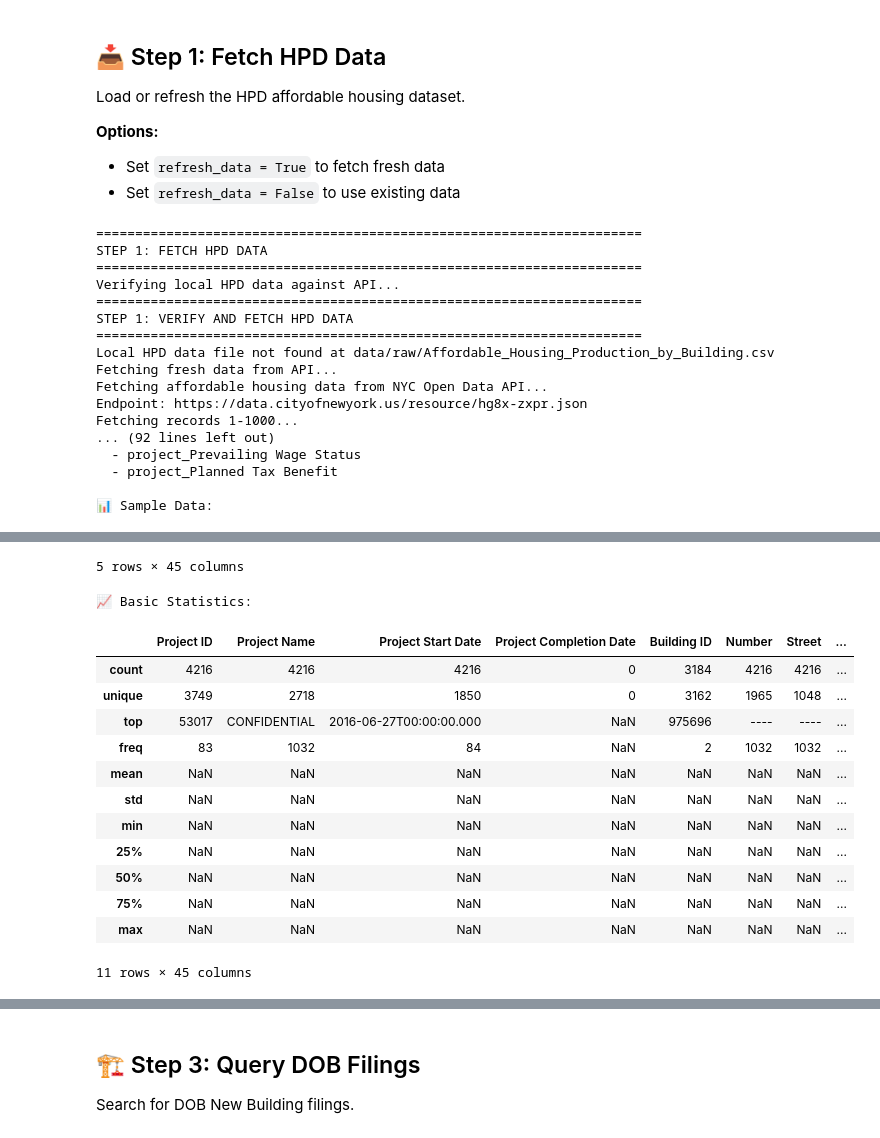
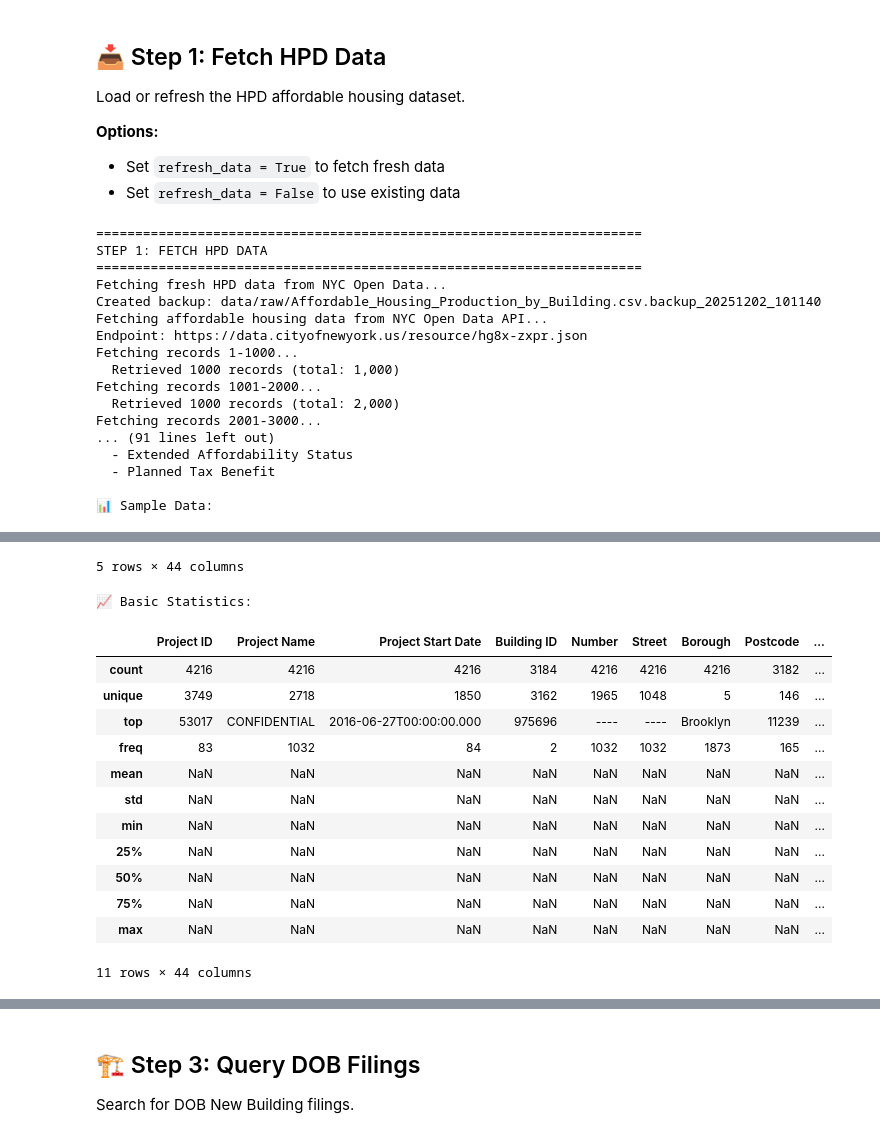
Before and after one commit to astaniforth/HousingData, a Jupyter notebook: run_workflow.ipynb, the cells around one changed output, grey strips where cells are left out. Saved outputs shown, nothing was run; the diff lists cells and outputs as text; code cells hidden in the pictures.

```diff
--- a/run_workflow.ipynb
+++ b/run_workflow.ipynb
@@ -192,7 +192,7 @@ Load or refresh the HPD affordable housing dataset.
 - Set `refresh_data = False` to use existing data
 # %%
 # Step 1 Configuration
-refresh_data = False  # Set to True to fetch fresh HPD data
+refresh_data = True  # Set to True to fetch fresh HPD data
 hpd_output_path = "data/raw/Affordable_Housing_Production_by_Building.csv"  # Output path for HPD data
 refresh_hpd_projects = False  # Set to True to fetch fresh HPD projects data
 
@@ -253,17 +253,17 @@ display(hpd_new_construction_df.describe(include="all"))
 ======================================================================
 STEP 1: FETCH HPD DATA
 ======================================================================
-Verifying local HPD data against API...
-======================================================================
-STEP 1: VERIFY AND FETCH HPD DATA
-======================================================================
-Local HPD data file not found at data/raw/Affordable_Housing_Production_by_Building.csv
-Fetching fresh data from API...
+Fetching fresh HPD data from NYC Open Data...
+Created backup: data/raw/Affordable_Housing_Production_by_Building.csv.backup_20251202_101140
 Fetching affordable housing data from NYC Open Data API...
 Endpoint: https://data.cityofnewyork.us/resource/hg8x-zxpr.json
 Fetching records 1-1000...
-... (92 lines left out)
-  - project_Prevailing Wage Status
-  - project_Planned Tax Benefit
+  Retrieved 1000 records (total: 1,000)
+Fetching records 1001-2000...
+  Retrieved 1000 records (total: 2,000)
+Fetching records 2001-3000...
+... (91 lines left out)
+  - Extended Affordability Status
+  - Planned Tax Benefit
 
 📊 Sample Data:
@@ -276,18 +276,18 @@ Fetching records 1-1000...
-5 rows × 45 columns
+5 rows × 44 columns
 📈 Basic Statistics:
-|  | Project ID | Project Name | Project Start Date | Project Completion Date | Building ID | Number | Street | ... |
-| count | 4216 | 4216 | 4216 | 0 | 3184 | 4216 | 4216 | ... |
-| unique | 3749 | 2718 | 1850 | 0 | 3162 | 1965 | 1048 | ... |
-| top | 53017 | CONFIDENTIAL | 2016-06-27T00:00:00.000 | NaN | 975696 | ---- | ---- | ... |
-| freq | 83 | 1032 | 84 | NaN | 2 | 1032 | 1032 | ... |
-| mean | NaN | NaN | NaN | NaN | NaN | NaN | NaN | ... |
-| std | NaN | NaN | NaN | NaN | NaN | NaN | NaN | ... |
-| min | NaN | NaN | NaN | NaN | NaN | NaN | NaN | ... |
-| 25% | NaN | NaN | NaN | NaN | NaN | NaN | NaN | ... |
-| 50% | NaN | NaN | NaN | NaN | NaN | NaN | NaN | ... |
-| 75% | NaN | NaN | NaN | NaN | NaN | NaN | NaN | ... |
-| max | NaN | NaN | NaN | NaN | NaN | NaN | NaN | ... |
+|  | Project ID | Project Name | Project Start Date | Building ID | Number | Street | Borough | Postcode | ... |
+| count | 4216 | 4216 | 4216 | 3184 | 4216 | 4216 | 4216 | 3182 | ... |
+| unique | 3749 | 2718 | 1850 | 3162 | 1965 | 1048 | 5 | 146 | ... |
+| top | 53017 | CONFIDENTIAL | 2016-06-27T00:00:00.000 | 975696 | ---- | ---- | Brooklyn | 11239 | ... |
+| freq | 83 | 1032 | 84 | 2 | 1032 | 1032 | 1873 | 165 | ... |
+| mean | NaN | NaN | NaN | NaN | NaN | NaN | NaN | NaN | ... |
+| std | NaN | NaN | NaN | NaN | NaN | NaN | NaN | NaN | ... |
+| min | NaN | NaN | NaN | NaN | NaN | NaN | NaN | NaN | ... |
+| 25% | NaN | NaN | NaN | NaN | NaN | NaN | NaN | NaN | ... |
+| 50% | NaN | NaN | NaN | NaN | NaN | NaN | NaN | NaN | ... |
+| 75% | NaN | NaN | NaN | NaN | NaN | NaN | NaN | NaN | ... |
+| max | NaN | NaN | NaN | NaN | NaN | NaN | NaN | NaN | ... |
-11 rows × 45 columns
+11 rows × 44 columns
 # %%
 # How many unique counts are there by project id as primary key per program group,
 # and show total units in parentheticals (but NOT for the unique project counts).
```
Also changed, not shown: parts of 15 cells of this notebook, 2 other files.
